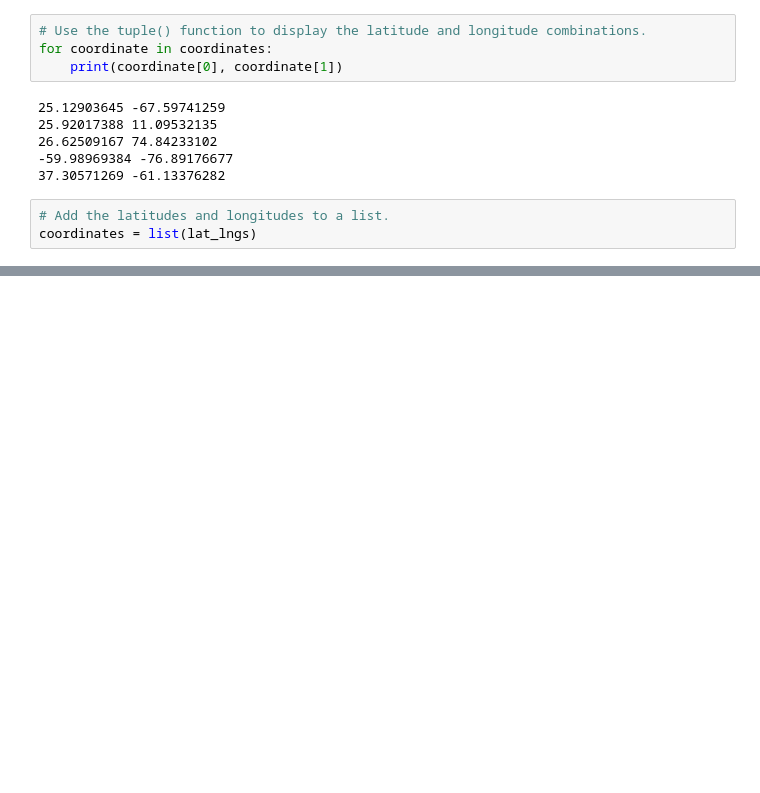
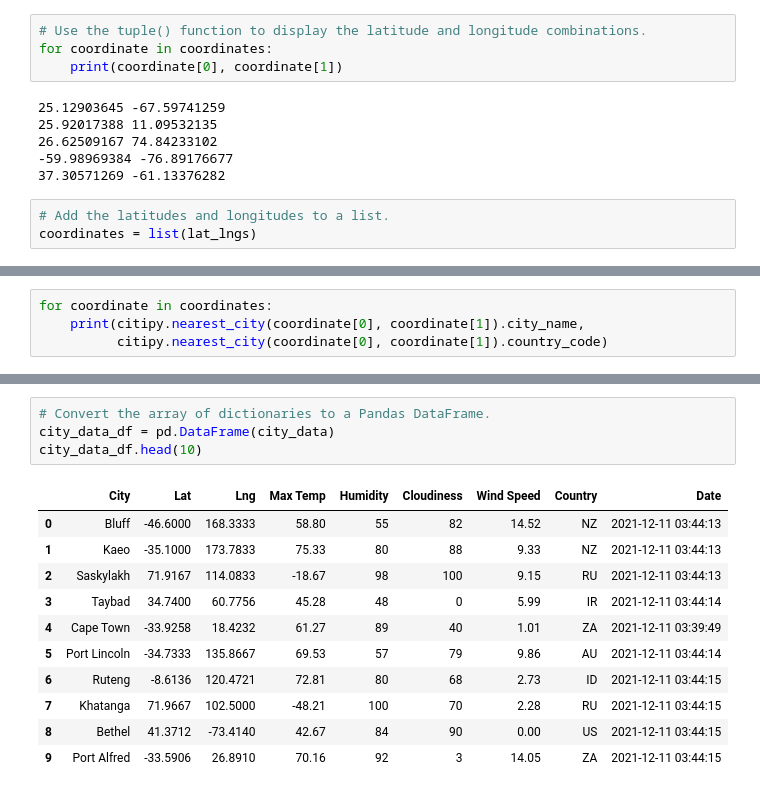
Before and after one commit to sachinnabar/World_Weather_Analysis, a Jupyter notebook: WeatherPy.ipynb, the cells around one changed output, grey strips where cells are left out. Drawn from its saved outputs; the diff is of its cells as text; blank space fills up the shorter version.

```diff
--- a/WeatherPy.ipynb
+++ b/WeatherPy.ipynb
@@ -71,0 +38,4 @@ len(cities)
+# %%
+for coordinate in coordinates:
+    print(citipy.nearest_city(coordinate[0], coordinate[1]).city_name,
+          citipy.nearest_city(coordinate[0], coordinate[1]).country_code)
@@ -71,0 +302,16 @@ len(cities)
+# %%
+# Convert the array of dictionaries to a Pandas DataFrame.
+city_data_df = pd.DataFrame(city_data)
+city_data_df.head(10)
+# %% [output]
+|  | City | Lat | Lng | Max Temp | Humidity | Cloudiness | Wind Speed | Country | Date |
+| 0 | Bluff | -46.6000 | 168.3333 | 58.80 | 55 | 82 | 14.52 | NZ | 2021-12-11 03:44:13 |
+| 1 | Kaeo | -35.1000 | 173.7833 | 75.33 | 80 | 88 | 9.33 | NZ | 2021-12-11 03:44:13 |
+| 2 | Saskylakh | 71.9167 | 114.0833 | -18.67 | 98 | 100 | 9.15 | RU | 2021-12-11 03:44:13 |
+| 3 | Taybad | 34.7400 | 60.7756 | 45.28 | 48 | 0 | 5.99 | IR | 2021-12-11 03:44:14 |
+| 4 | Cape Town | -33.9258 | 18.4232 | 61.27 | 89 | 40 | 1.01 | ZA | 2021-12-11 03:39:49 |
+| 5 | Port Lincoln | -34.7333 | 135.8667 | 69.53 | 57 | 79 | 9.86 | AU | 2021-12-11 03:44:14 |
+| 6 | Ruteng | -8.6136 | 120.4721 | 72.81 | 80 | 68 | 2.73 | ID | 2021-12-11 03:44:15 |
+| 7 | Khatanga | 71.9667 | 102.5000 | -48.21 | 100 | 70 | 2.28 | RU | 2021-12-11 03:44:15 |
+| 8 | Bethel | 41.3712 | -73.4140 | 42.67 | 84 | 90 | 0.00 | US | 2021-12-11 03:44:15 |
+| 9 | Port Alfred | -33.5906 | 26.8910 | 70.16 | 92 | 3 | 14.05 | ZA | 2021-12-11 03:44:15 |
```
Also changed, not shown: parts of 31 cells of this notebook, 3 other files.
